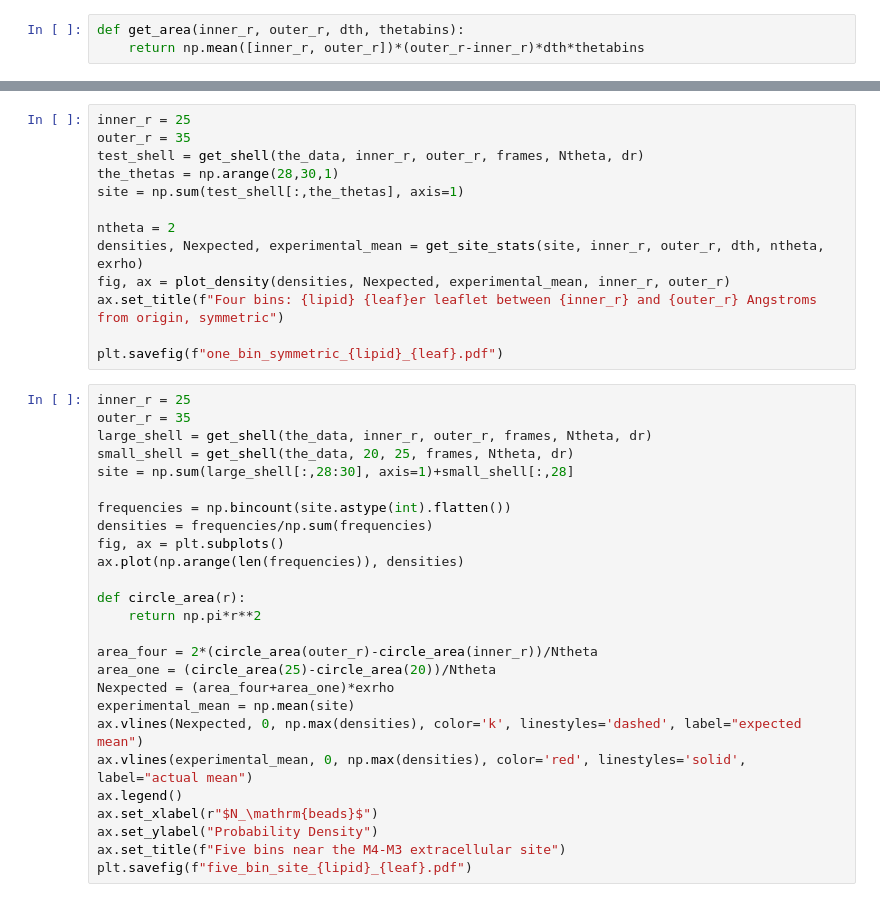
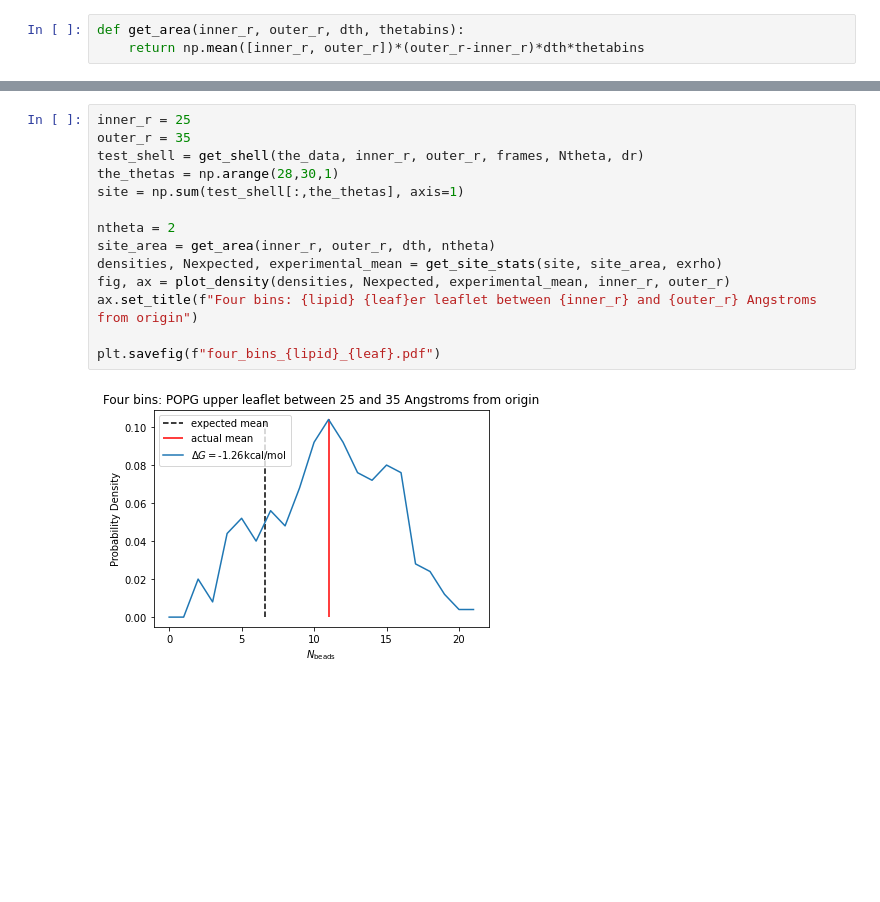
Before and after one commit to BranniganLab/density_threshold_affinity, a Jupyter notebook: python/get_probability_distributions.ipynb, the cells around one changed output, grey strips where cells are left out. Saved outputs shown, nothing was run; the diff lists cells and outputs as text; blank space fills up the shorter version.

```diff
--- a/python/get_probability_distributions.ipynb
+++ b/python/get_probability_distributions.ipynb
@@ -134,42 +142,19 @@ plt.savefig(f"one_bin_symmetric_{lipid}_{leaf}.pdf")
 # %%
 inner_r = 25
 outer_r = 35
 test_shell = get_shell(the_data, inner_r, outer_r, frames, Ntheta, dr)
 the_thetas = np.arange(28,30,1)
 site = np.sum(test_shell[:,the_thetas], axis=1)
 
 ntheta = 2
-densities, Nexpected, experimental_mean = get_site_stats(site, inner_r, outer_r, dth, ntheta, exrho)
+site_area = get_area(inner_r, outer_r, dth, ntheta)
+densities, Nexpected, experimental_mean = get_site_stats(site, site_area, exrho)
 fig, ax = plot_density(densities, Nexpected, experimental_mean, inner_r, outer_r)
-ax.set_title(f"Four bins: {lipid} {leaf}er leaflet between {inner_r} and {outer_r} Angstroms from origin, symmetric")
+ax.set_title(f"Four bins: {lipid} {leaf}er leaflet between {inner_r} and {outer_r} Angstroms from origin")
 
-plt.savefig(f"one_bin_symmetric_{lipid}_{leaf}.pdf")
+plt.savefig(f"four_bins_{lipid}_{leaf}.pdf")
+# %% [output]
+[figure, added]
-# %%
-inner_r = 25
-outer_r = 35
-large_shell = get_shell(the_data, inner_r, outer_r, frames, Ntheta, dr)
-small_shell = get_shell(the_data, 20, 25, frames, Ntheta, dr)
-site = np.sum(large_shell[:,28:30], axis=1)+small_shell[:,28]
-
-frequencies = np.bincount(site.astype(int).flatten())
-densities = frequencies/np.sum(frequencies)
-fig, ax = plt.subplots()
-ax.plot(np.arange(len(frequencies)), densities)
-
-def circle_area(r):
-    return np.pi*r**2
-
-area_four = 2*(circle_area(outer_r)-circle_area(inner_r))/Ntheta
-area_one = (circle_area(25)-circle_area(20))/Ntheta
-Nexpected = (area_four+area_one)*exrho
-experimental_mean = np.mean(site)
-ax.vlines(Nexpected, 0, np.max(densities), color='k', linestyles='dashed', label="expected mean")
-ax.vlines(experimental_mean, 0, np.max(densities), color='red', linestyles='solid', label="actual mean")
-ax.legend()
-ax.set_xlabel(r"$N_\mathrm{beads}$")
-ax.set_ylabel("Probability Density")
-ax.set_title(f"Five bins near the M4-M3 extracellular site")
-plt.savefig(f"five_bin_site_{lipid}_{leaf}.pdf")
 # %%
 inner_r = 25
 outer_r = 35
```
Also changed, not shown: parts of 6 cells of this notebook.
